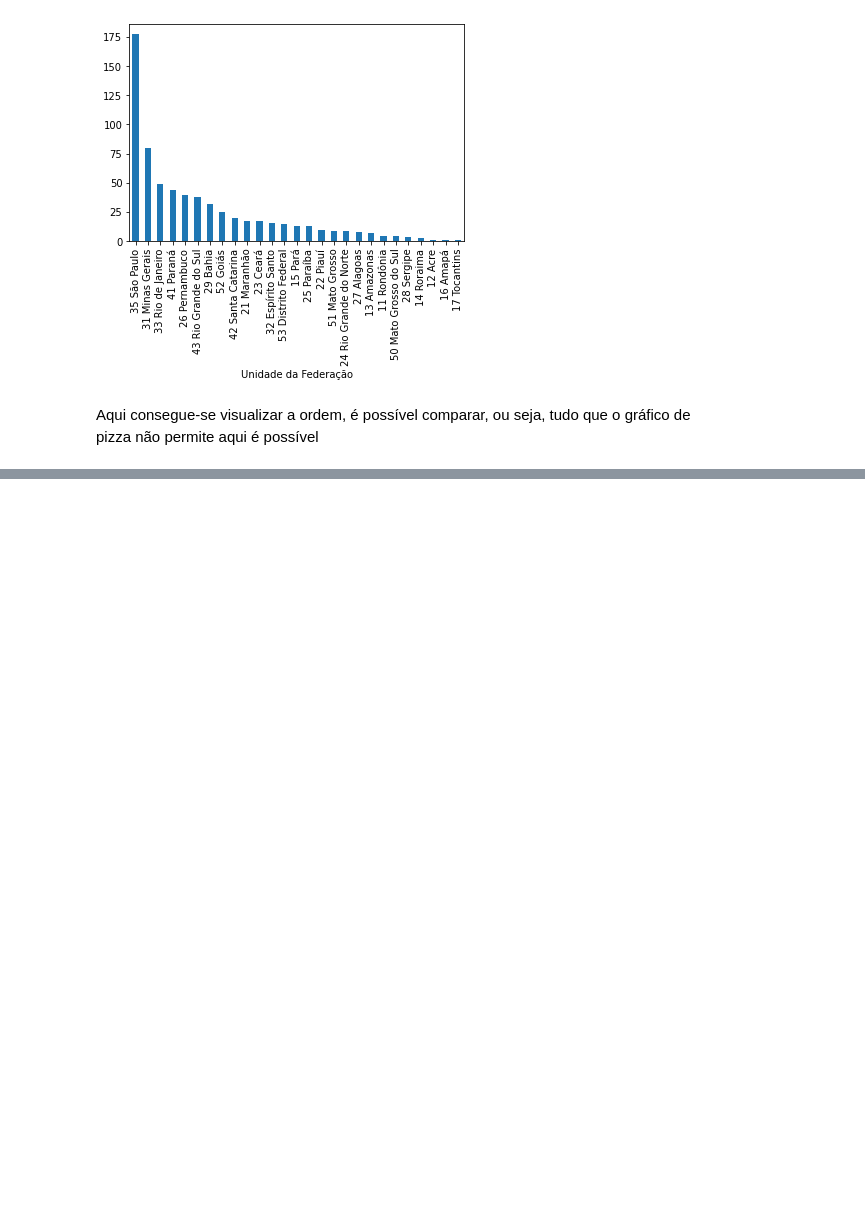
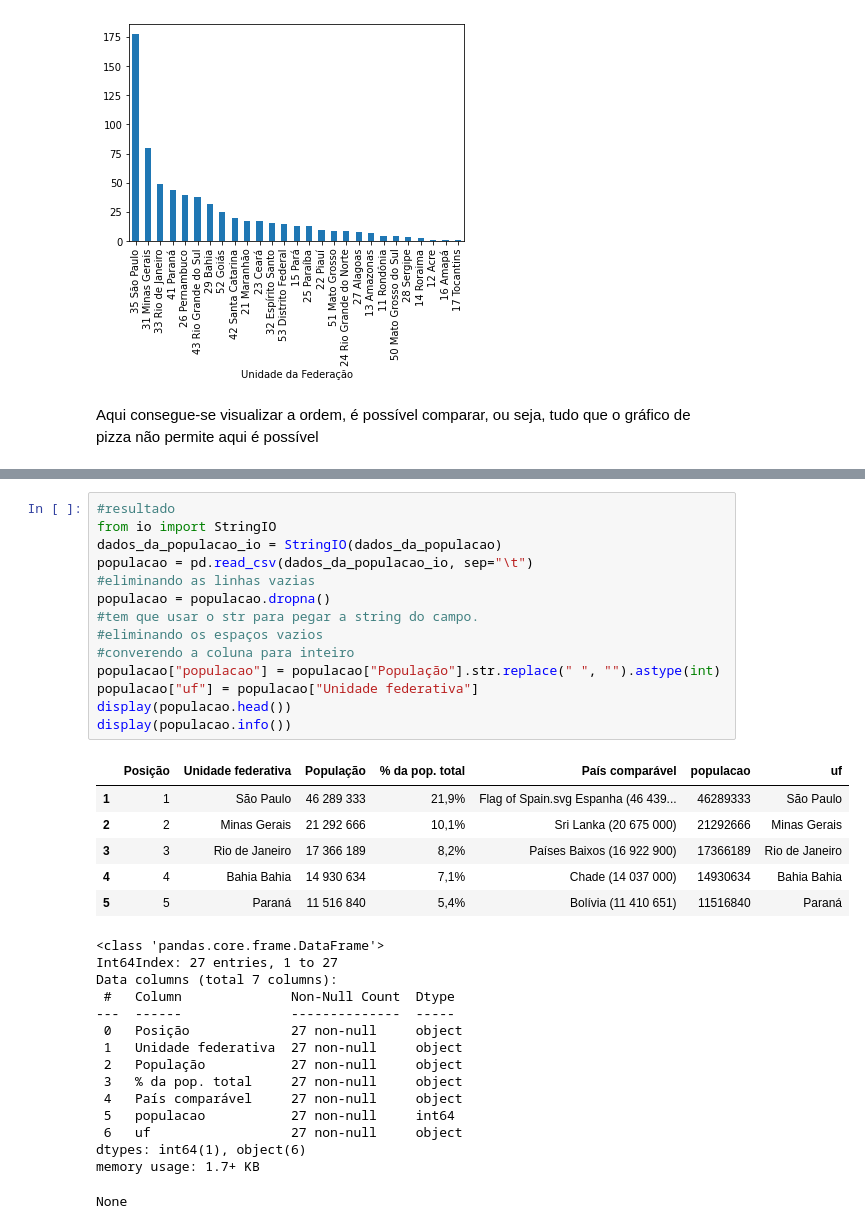
Before and after one commit to laugustovieira/BootCamp---Data-Science, a Jupyter notebook: BootCampDataScience.ipynb, the cells around one changed output, grey strips where cells are left out. Cells and saved outputs as stored; diff of their text form; blank space fills up the shorter version.

```diff
--- a/BootCampDataScience.ipynb
+++ b/BootCampDataScience.ipynb
@@ -560,0 +620,36 @@ Aqui consegue-se visualizar a ordem, é possível comparar, ou seja, tudo que o
+# %%
+#resultado
+from io import StringIO
+dados_da_populacao_io = StringIO(dados_da_populacao)
+populacao = pd.read_csv(dados_da_populacao_io, sep="\t")
+#eliminando as linhas vazias
+populacao = populacao.dropna()
+#tem que usar o str para pegar a string do campo.
+#eliminando os espaços vazios
+#converendo a coluna para inteiro
+populacao["populacao"] = populacao["População"].str.replace(" ", "").astype(int)
+populacao["uf"] = populacao["Unidade federativa"]
+display(populacao.head())
+display(populacao.info())
+# %% [output]
+|  | Posição | Unidade federativa | População | % da pop. total | País comparável | populacao | uf |
+| 1 | 1 | São Paulo | 46 289 333 | 21,9% | Flag of Spain.svg Espanha (46 439... | 46289333 | São Paulo |
+| 2 | 2 | Minas Gerais | 21 292 666 | 10,1% | Sri Lanka (20 675 000) | 21292666 | Minas Gerais |
+| 3 | 3 | Rio de Janeiro | 17 366 189 | 8,2% | Países Baixos (16 922 900) | 17366189 | Rio de Janeiro |
+| 4 | 4 | Bahia Bahia | 14 930 634 | 7,1% | Chade (14 037 000) | 14930634 | Bahia Bahia |
+| 5 | 5 | Paraná | 11 516 840 | 5,4% | Bolívia (11 410 651) | 11516840 | Paraná |
+<class 'pandas.core.frame.DataFrame'>
+Int64Index: 27 entries, 1 to 27
+Data columns (total 7 columns):
+ #   Column              Non-Null Count  Dtype
+---  ------              --------------  -----
+ 0   Posição             27 non-null     object
+ 1   Unidade federativa  27 non-null     object
+ 2   População           27 non-null     object
+ 3   % da pop. total     27 non-null     object
+ 4   País comparável     27 non-null     object
+ 5   populacao           27 non-null     int64
+ 6   uf                  27 non-null     object
+dtypes: int64(1), object(6)
+memory usage: 1.7+ KB
+None
```
Also changed, not shown: parts of 7 cells of this notebook.
